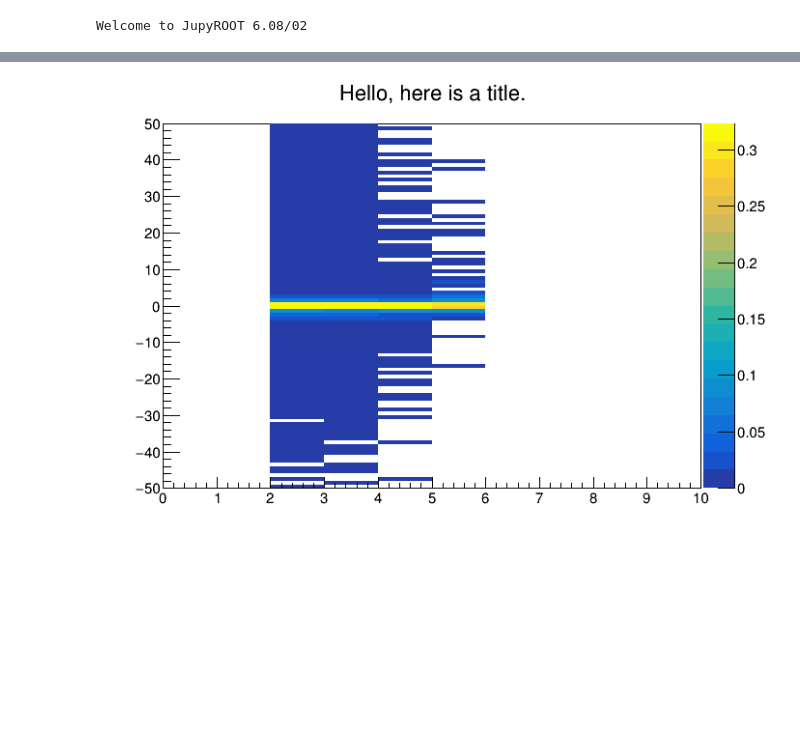
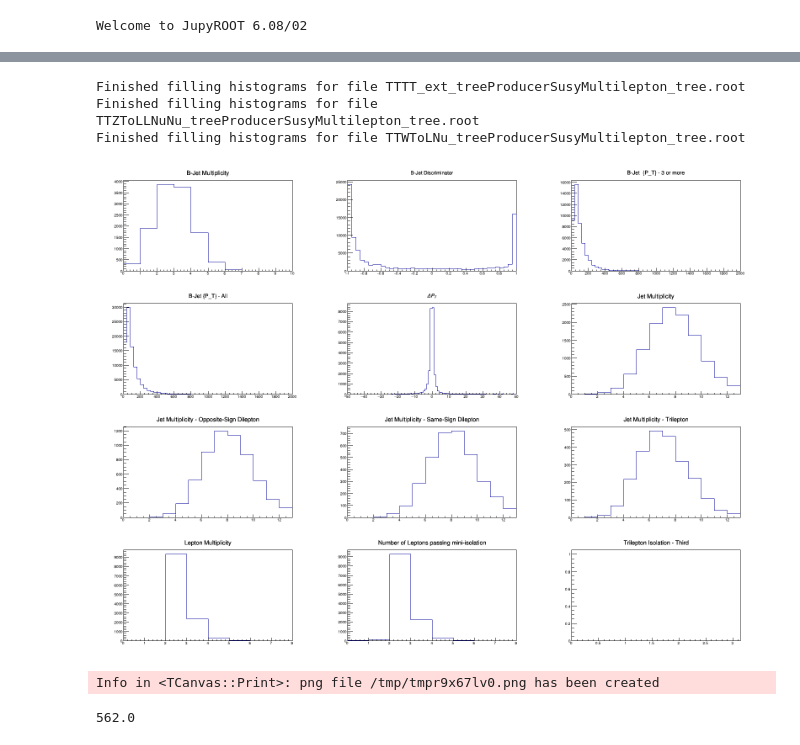
Before and after one commit to cfangmeier/TTTT, a Jupyter notebook: TTTT_Analysis.ipynb, the cells around one changed output, grey strips where cells are left out. Drawn from its saved outputs; the diff is of its cells as text; code cells hidden in the pictures; blank space fills up the shorter version.

Commit message:
Adds additional plots and implementation of mini-iso selection

```diff
--- a/TTTT_Analysis.ipynb
+++ b/TTTT_Analysis.ipynb
@@ -46,10 +13,25 @@ canvas.Draw()
-# %%
-canvas.Clear()
-ROOT.lepton_count_vs_delta_pt.GetNbinsY
-norm = utils.normalize_columns(ROOT.lepton_count_vs_delta_pt)
-norm.Draw("ColZ")
-norm.SetStats(0)
-norm.SetTitle("Hello, here is a title.")
-canvas.Draw()
-# %% [output]
-[figure, removed]
+# %%
+hists_TTTT = ROOT.build_histograms("TTTT", "TTTT_ext_treeProducerSusyMultilepton_tree.root")
+hists_TTZ = ROOT.build_histograms("TTZ", "TTZToLLNuNu_treeProducerSusyMultilepton_tree.root")
+hists_TTW = ROOT.build_histograms("TTW", "TTWToLNu_treeProducerSusyMultilepton_tree.root")
+# %% [output]
+Finished filling histograms for file TTTT_ext_treeProducerSusyMultilepton_tree.root
+Finished filling histograms for file TTZToLLNuNu_treeProducerSusyMultilepton_tree.root
+Finished filling histograms for file TTWToLNu_treeProducerSusyMultilepton_tree.root
+# %%
+can = canvas(size=(1600, 1200))
+# %%
+shape = ROOT.pair("int", "int")
+hists_TTTT.draw(can, shape(3,4))
+can
+# %% [output]
+[figure, added]
+Info in <TCanvas::Print>: png file /tmp/tmpr9x67lv0.png has been created
+# %%
+can.Clear()
+ROOT.gStyle.SetOptStat(1111111)
+hists_TTTT.b_jet_discriminator.SetStats(1)
+hists_TTTT.b_jet_discriminator.Draw()
+hists_TTTT.b_jet_discriminator.GetBinContent(21)
+# %% [output]
+562.0
```
Also changed, not shown: parts of 12 cells of this notebook, 7 other files.
